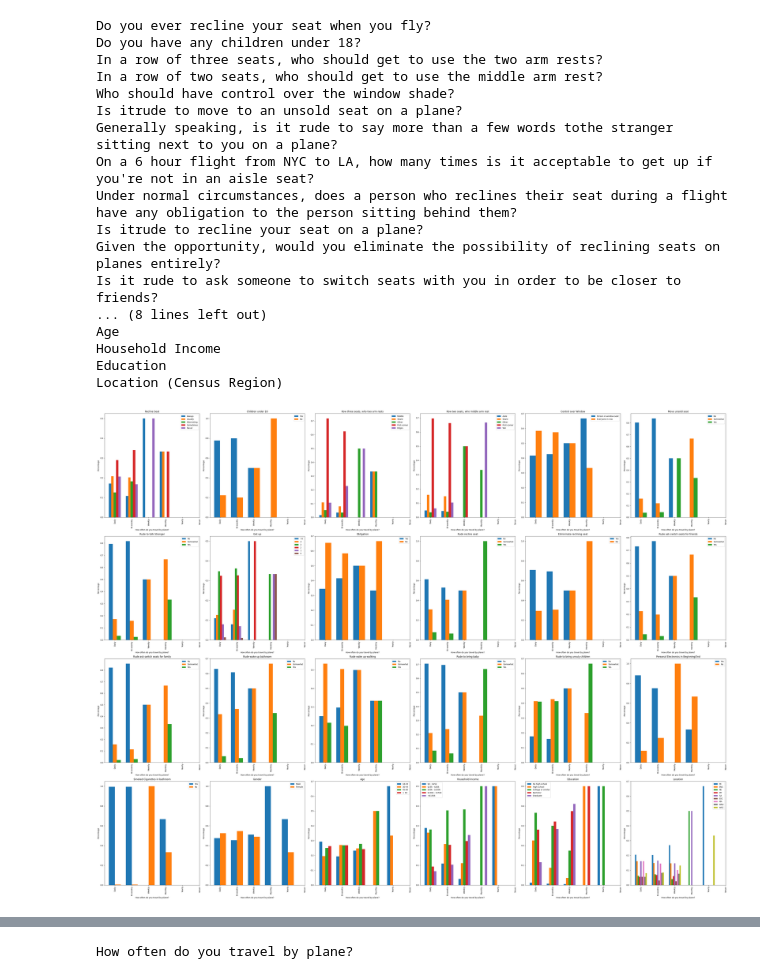
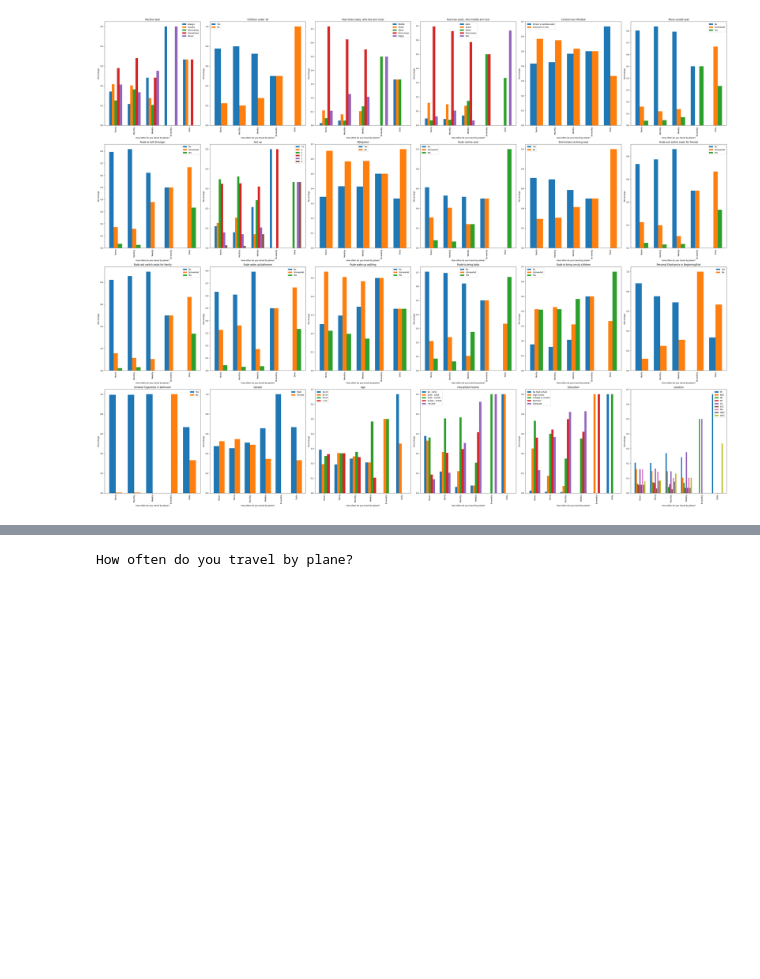
Before and after one commit to mloenker/flying-etiquette-data-lit, a Jupyter notebook: bar_plots.ipynb, the cells around one changed output, grey strips where cells are left out. Drawn from its saved outputs; the diff is of its cells as text; code cells hidden in the pictures; blank space fills up the shorter version.

```diff
--- a/bar_plots.ipynb
+++ b/bar_plots.ipynb
@@ -150,54 +151,48 @@ Age
 3.0                                 0.948357  0.051643
 Age
 # %%
+from features_trans_back import features_trans_back_shortened  as ftbs
+from features_trans_back import question_short as qs
 def many_plots (df, feature, calculate_conditional_probability, ftbs, qs):
     questions = list(df.columns)[1:]
     counter = 0
     fig, ax = plt.subplots(4, 6, figsize=(45,35))
     ax_flat = ax.flatten()
     for q in questions:
         if q == feature:
             continue
         if q == 'How tall are you?':
             continue
         conditional_prob = calculate_conditional_probability(df, feature, q)
+
         ax = ax_flat[counter]
 
-
         conditional_prob.plot(kind='bar', stacked=False, width=0.7,ax=ax)
-        print(conditional_prob.columns.name)
+        # print(conditional_prob)
         ax.set_title(qs(conditional_prob.columns.name))
         ax.set_xlabel(conditional_prob.index.name)
         ax.set_ylabel('Percentage')
         feature_name = ftbs(conditional_prob.columns.name)
-        q_name = ftbs(conditional_prob.index.name)
-        ax.set_xticks(range(len(q_name)))
-        ax.set_xticklabels(list(q_name.values()))
+        q_name = conditional_prob.index.name
+        q_name_list = conditional_prob.index.tolist()
+
+        answer_change = []
+        for i in q_name_list:
+            i = float(i)
+            answer_change.append(ftbs(q_name, i))
+
+
+        ax.set_xticks(range(len(q_name_list)))
+        ax.set_xticklabels(answer_change)
         ax.legend(list(feature_name.values()))
 
         counter+=1
+
     plt.tight_layout()  # Adjust layout for better visualization
     plt.show()
 many_plots(df, 'How often do you travel by plane?', calculate_conditional_probability, ftbs, qs)
 # %% [output]
-Do you ever recline your seat when you fly?
-Do you have any children under 18?
-In a row of three seats, who should get to use the two arm rests?
-In a row of two seats, who should get to use the middle arm rest?
-Who should have control over the window shade?
-Is itrude to move to an unsold seat on a plane?
-Generally speaking, is it rude to say more than a few words tothe stranger sitting next to you on a plane?
-On a 6 hour flight from NYC to LA, how many times is it acceptable to get up if you're not in an aisle seat?
-Under normal circumstances, does a person who reclines their seat during a flight have any obligation to the person sitting behind them?
-Is itrude to recline your seat on a plane?
-Given the opportunity, would you eliminate the possibility of reclining seats on planes entirely?
-Is it rude to ask someone to switch seats with you in order to be closer to friends?
-... (8 lines left out)
-Age
-Household Income
-Education
-Location (Census Region)
-[figure, old version]
+[figure, new version]
 # %%
 from create_plots_feature import MakeFeaturePlots
 import pandas as pd
```
Also changed, not shown: parts of 4 cells of this notebook.
